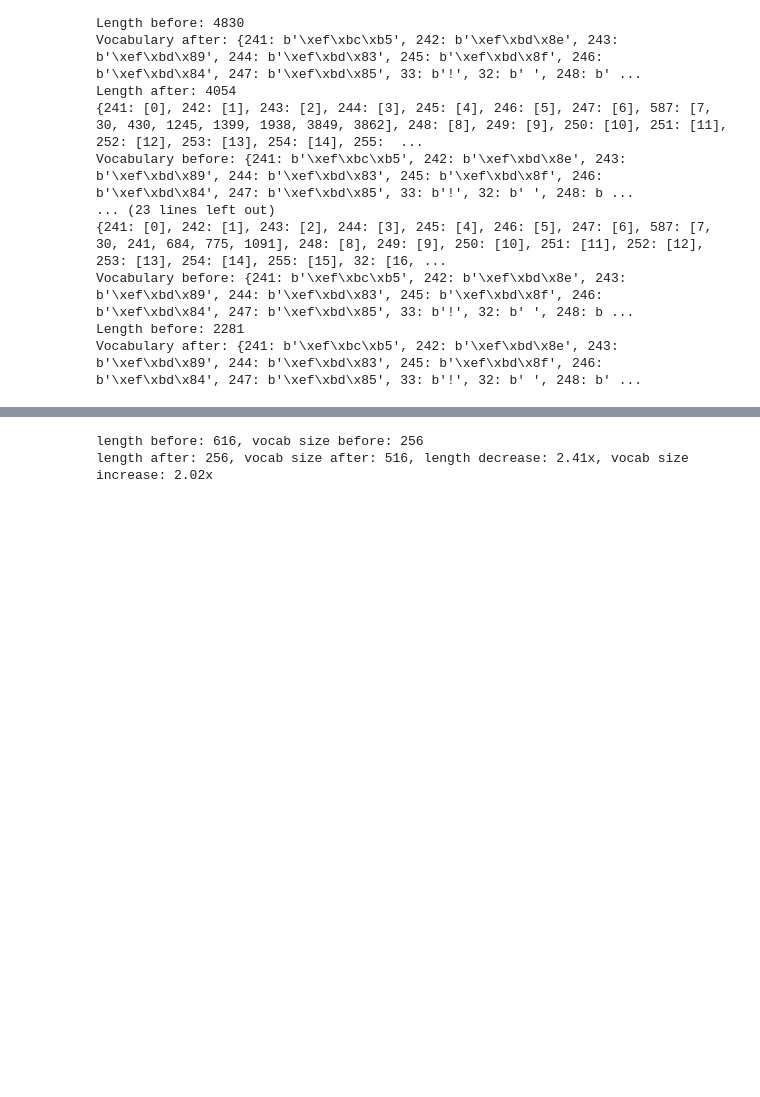
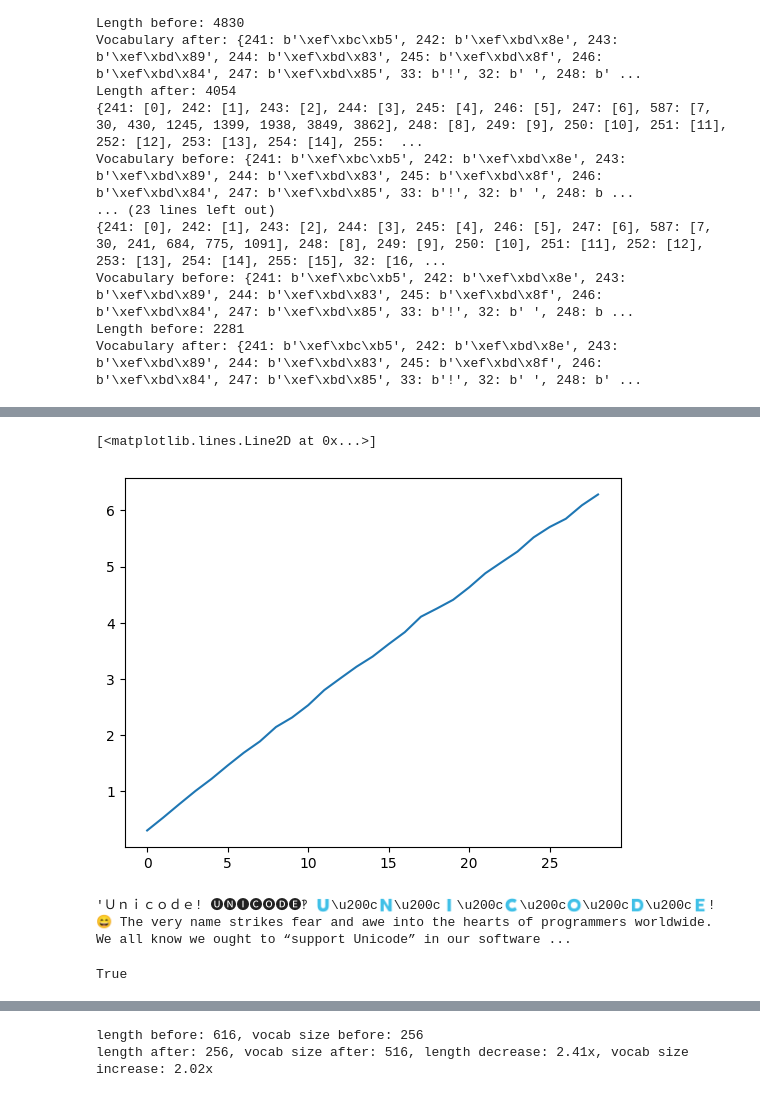
Before and after one commit to Fraimy1/GPT4TokenizerFromScratch_minBPE, a Jupyter notebook: src/Tokenization.ipynb, the cells around one changed output, grey strips where cells are left out. Saved outputs shown, nothing was run; the diff lists cells and outputs as text; code cells hidden in the pictures; blank space fills up the shorter version.

```diff
--- a/src/Tokenization.ipynb
+++ b/src/Tokenization.ipynb
@@ -525,0 +575,13 @@ tokenizer.merge(pair)
+# %%
+plt.plot(times,)
+# %% [output]
+[<matplotlib.lines.Line2D at 0x...>]
+[figure, added]
+# %%
+text
+# %% [output]
+'Ｕｎｉｃｏｄｅ! 🅤🅝🅘🅒🅞🅓🅔‽ 🇺\u200c🇳\u200c🇮\u200c🇨\u200c🇴\u200c🇩\u200c🇪! 😄 The very name strikes fear and awe into the hearts of programmers worldwide. We all know we ought to “support Unicode” in our software ...
+# %%
+bytes(text.encode('utf-8')).startswith('Ｕ'.encode('utf-8'))
+# %% [output]
+True
```
Also changed, not shown: parts of 15 cells of this notebook, 2 other files.
